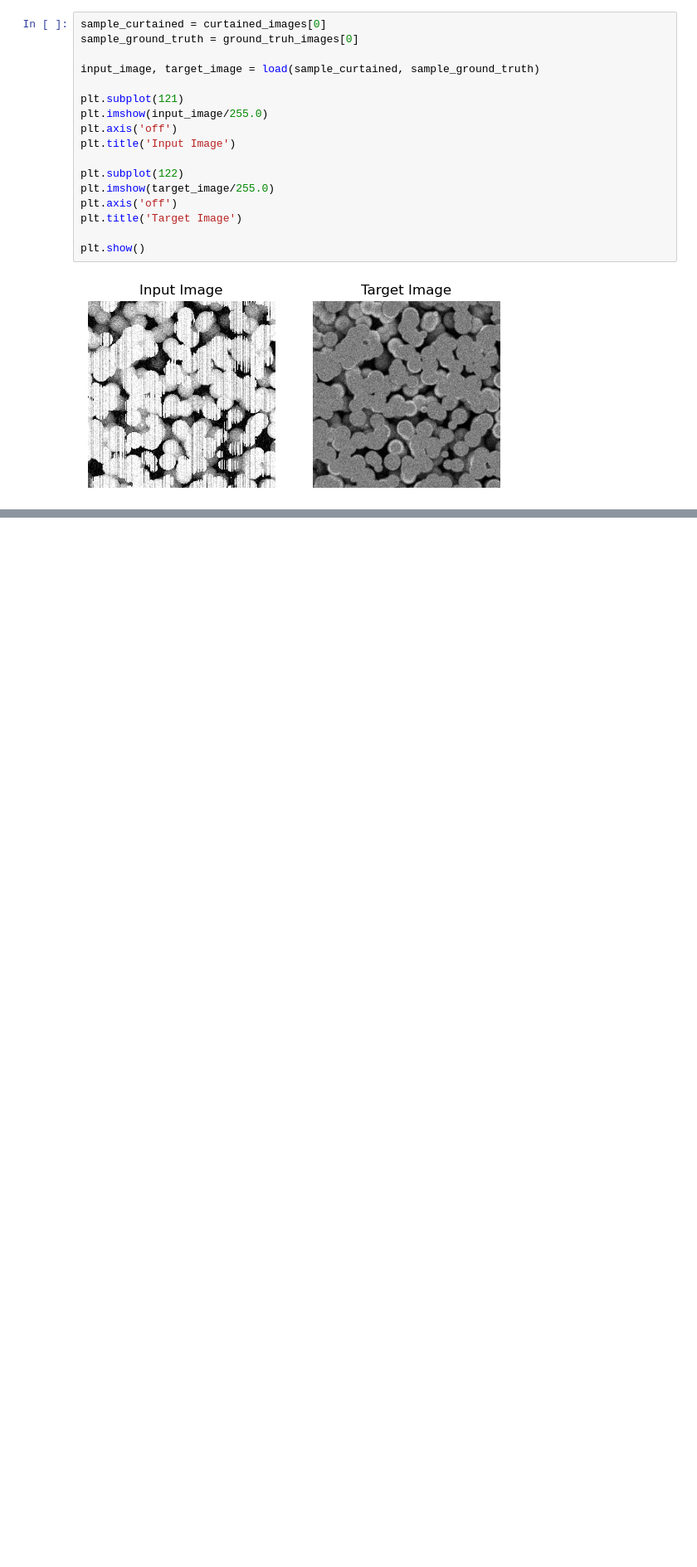
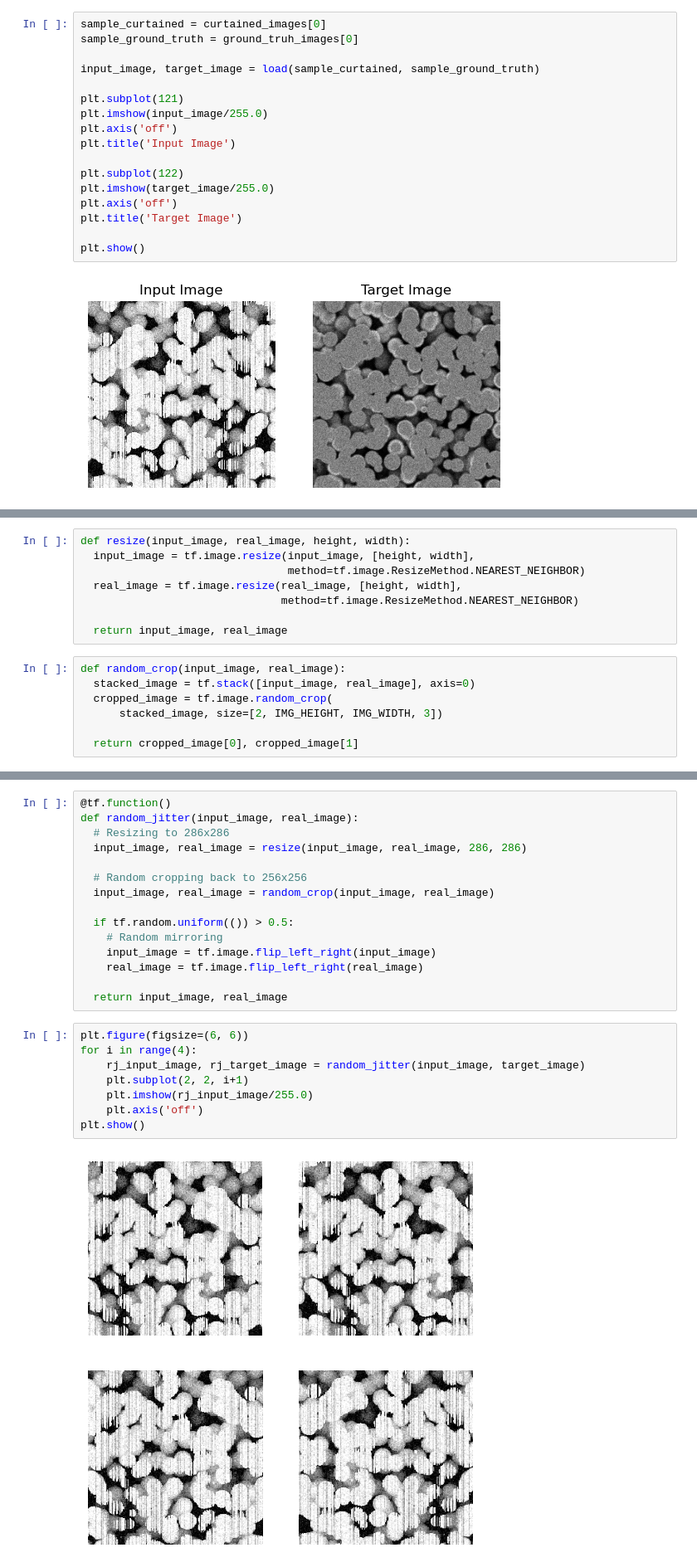
Before and after one commit to niclasDc/reconstruction-image-pix2pix, a Jupyter notebook: notebooks/model_notebook.ipynb, the cells around one changed output, grey strips where cells are left out. Shown at 83% size. Saved outputs shown, nothing was run; the diff lists cells and outputs as text; blank space fills up the shorter version.

```diff
--- a/notebooks/model_notebook.ipynb
+++ b/notebooks/model_notebook.ipynb
@@ -78,0 +91,15 @@ plt.show()
+# %%
+def resize(input_image, real_image, height, width):
+  input_image = tf.image.resize(input_image, [height, width],
+                                method=tf.image.ResizeMethod.NEAREST_NEIGHBOR)
+  real_image = tf.image.resize(real_image, [height, width],
+                               method=tf.image.ResizeMethod.NEAREST_NEIGHBOR)
+
+  return input_image, real_image
+# %%
+def random_crop(input_image, real_image):
+  stacked_image = tf.stack([input_image, real_image], axis=0)
+  cropped_image = tf.image.random_crop(
+      stacked_image, size=[2, IMG_HEIGHT, IMG_WIDTH, 3])
+
+  return cropped_image[0], cropped_image[1]
@@ -78,0 +113,25 @@ plt.show()
+# %%
+@tf.function()
+def random_jitter(input_image, real_image):
+  # Resizing to 286x286
+  input_image, real_image = resize(input_image, real_image, 286, 286)
+
+  # Random cropping back to 256x256
+  input_image, real_image = random_crop(input_image, real_image)
+
+  if tf.random.uniform(()) > 0.5:
+    # Random mirroring
+    input_image = tf.image.flip_left_right(input_image)
+    real_image = tf.image.flip_left_right(real_image)
+
+  return input_image, real_image
+# %%
+plt.figure(figsize=(6, 6))
+for i in range(4):
+    rj_input_image, rj_target_image = random_jitter(input_image, target_image)
+    plt.subplot(2, 2, i+1)
+    plt.imshow(rj_input_image/255.0)
+    plt.axis('off')
+plt.show()
+# %% [output]
+[figure, added]
```
Also changed, not shown: parts of 4 cells of this notebook.
